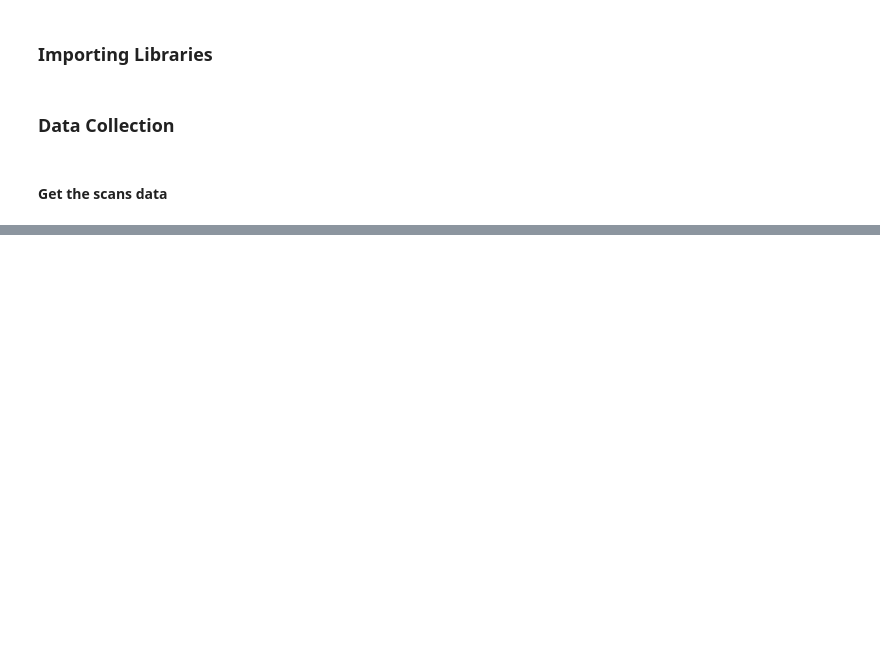
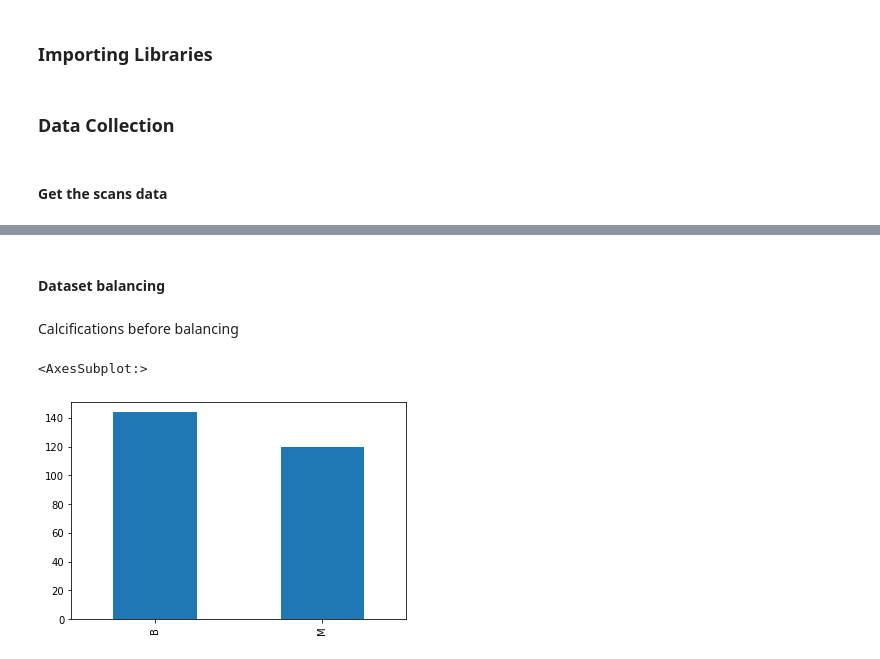
Before and after one commit to cpoles/data_science, a Jupyter notebook: projects/machine_learning/deep_learning/mias_mammography/notebooks/mias_mammography.ipynb, the cells around one changed output, grey strips where cells are left out. Drawn from its saved outputs; the diff is of its cells as text; code cells hidden in the pictures; blank space fills up the shorter version.

Commit message:
finished initial setup for CNN calcifications

```diff
--- a/projects/machine_learning/deep_learning/mias_mammography/notebooks/mias_mammography.ipynb
+++ b/projects/machine_learning/deep_learning/mias_mammography/notebooks/mias_mammography.ipynb
@@ -101,0 +186,11 @@ mammo.columns = ['refnum', 'bg', 'ab_class', 'severity', 'x', 'y', 'radius']
+# %% [markdown]
+#### Dataset balancing
+# %% [markdown]
+Calcifications before balancing
+# %%
+calcifications_unbalanced = mias[mias.ab_class == 'CALC']
+
+calcifications_unbalanced.severity.value_counts().plot(kind='bar')
+# %% [output]
+<AxesSubplot:>
+[figure, added]
```
Also changed, not shown: parts of 35 cells of this notebook, 2 other files.
